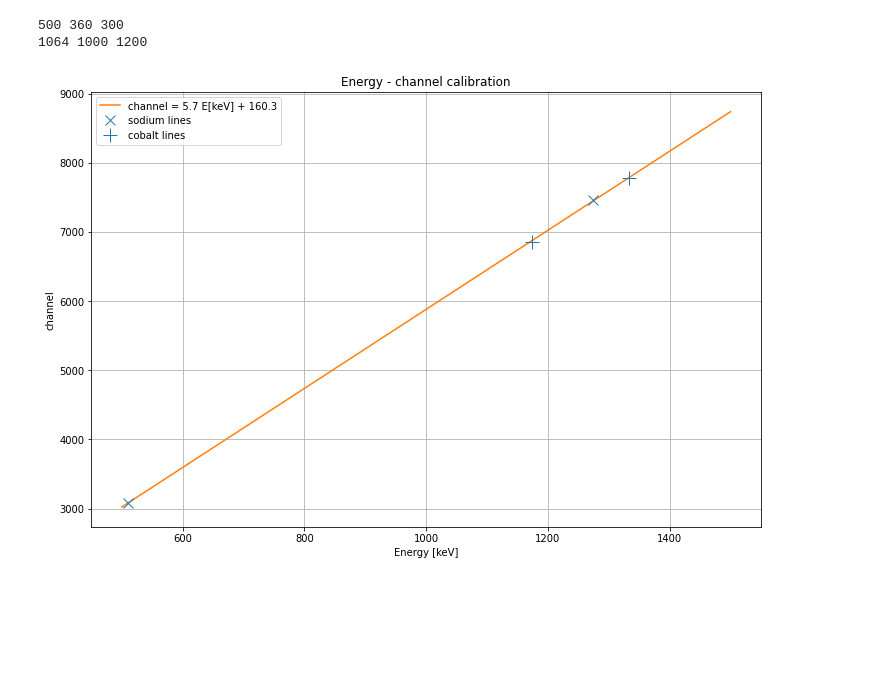
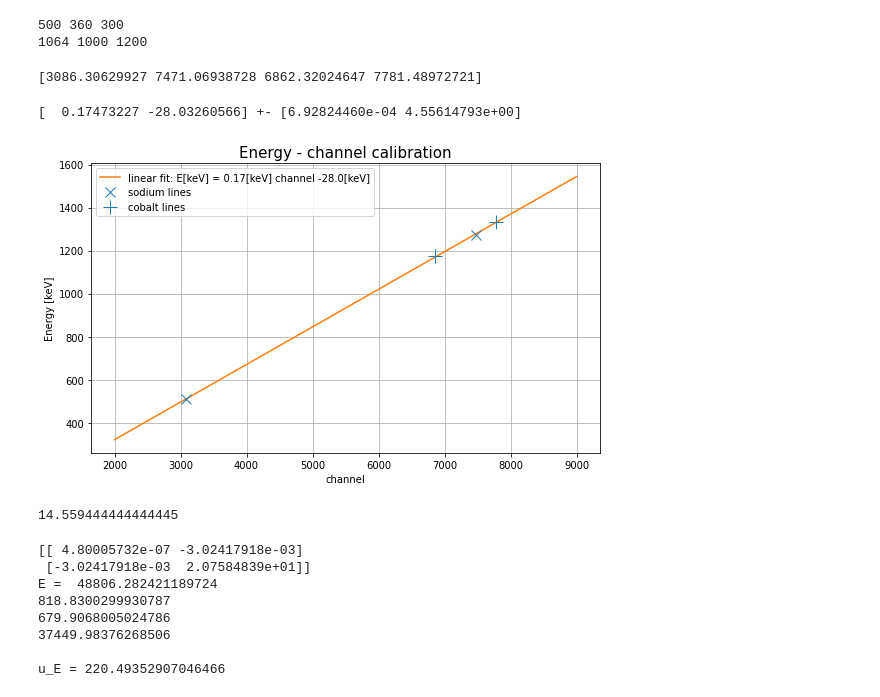
Before and after one commit to nicolaigoelz/Angular_correlation, a Jupyter notebook: Energy_Calibration_rotatable.ipynb, the cells around one changed output. Drawn from its saved outputs; the diff is of its cells as text; code cells hidden in the pictures; blank space fills up the shorter version.

```diff
--- a/Energy_Calibration_rotatable.ipynb
+++ b/Energy_Calibration_rotatable.ipynb
@@ -226,27 +306,33 @@ print(t_Co1, t_Co2, t_Co3)
 500 360 300
 1064 1000 1200
 # %%
-energies = np.array([511, 1274.6, 1173.2, 1332.5])
-ch_num = np.array([round(np.mean([coeffs_Na[2,1], coeffs_Na[4,1]])),
-                   round(np.mean([coeffs_Na[3,1], coeffs_Na[5,1]])),
-                   round(np.mean([coeffs_Co[2,1], coeffs_Co[4,1]])),
-                   round(np.mean([coeffs_Co[3,1], coeffs_Co[5,1]]))])
+energies = np.array([511, 1274.58, 1173.24, 1332.51])
+ch_num = np.array([np.mean([coeffs_Na[2,1], coeffs_Na[4,1]]),
+                   np.mean([coeffs_Na[3,1], coeffs_Na[5,1]]),
+                   np.mean([coeffs_Co[2,1], coeffs_Co[4,1]]),
+                   np.mean([coeffs_Co[3,1], coeffs_Co[5,1]])])
+print(ch_num)
+# %% [output]
+[3086.30629927 7471.06938728 6862.32024647 7781.48972721]
 # %%
-coeffs_lin, cov_lin = sc.curve_fit(linear_fct, energies, ch_num)
+coeffs_lin, cov_lin = sc.curve_fit(linear_fct, ch_num, energies)
+print(coeffs_lin, '+-', np.sqrt(np.diag(cov_lin)))
+ch_axis = np.linspace(2000, 9000, 1001)
 
-e_axis = np.linspace(500, 1500, 1001)
+fig, ax = plt.subplots(figsize=(8,5))
 
-fig, ax = plt.subplots(figsize=(12,8))
+ax.plot(ch_axis, linear_fct(ch_axis, *coeffs_lin), c='C1', label= r'linear fit: E[keV] = {:.2f}[keV] channel {:.1f}[keV]'.format(*coeffs_lin))
+ax.plot(ch_num[:2], energies[:2], marker = 'x', ms=10, lw = 0, label = 'sodium lines', c='C0')
+ax.plot(ch_num[2:], energies[2:], marker = '+', ms=14, lw = 0, label = 'cobalt lines', c='C0')
 
-ax.plot(e_axis, linear_fct(e_axis, *coeffs_lin), c='C1', label= r'channel = {:.1f} E[keV] + {:.1f}'.format(*coeffs_lin))
-ax.plot(energies[:2], ch_num[:2], marker = 'x', ms=10, lw = 0, label = 'sodium lines', c='C0')
-ax.plot(energies[2:], ch_num[2:], marker = '+', ms=14, lw = 0, label = 'cobalt lines', c='C0')
-
-ax.set_title('Energy - channel calibration')
-ax.set_xlabel('Energy [keV]')
-ax.set_ylabel('channel')
+ax.set_title('Energy - channel calibration', size=15)
+ax.set_ylabel('Energy [keV]')
+ax.set_xlabel('channel')
 ax.legend()
 ax.grid()
+plt.tight_layout()
+plt.savefig('Figures/calibration_fit.pdf', dpi=600)
 plt.show()
 # %% [output]
+[  0.17473227 -28.03260566] +- [6.92824460e-04 4.55614793e+00]
-[figure, old version]
+[figure, new version]
@@ -253,3 +344,33 @@ plt.show()
+# %%
+print(t_Pd / 60 / 60)
+# %% [output]
+14.559444444444445
+# %%
+x = 8500
+u_x = 5
+print(cov_lin)
+a, b = coeffs_lin[0], coeffs_lin[1]
+u_a, u_b = np.sqrt(cov_lin[0,0]), np.sqrt(cov_lin[1,1])
+u_ab = cov_lin[0,1]
+print('E = ',(x - b) / a)
+
+u_E = np.sqrt((u_x/a)**2 + (u_b/a)**2 + ((x-b)/a**2 * u_a)**2 + 2 * (-1)/a * ((x-b)/a**2) * u_ab)
+
+print((u_x/a)**2)
+print((u_b/a)**2)
+print(((x-b)/a**2 * u_a)**2)
+print()
+
+print('u_E =', u_E)
+# %% [output]
+[[ 4.80005732e-07 -3.02417918e-03]
+ [-3.02417918e-03  2.07584839e+01]]
+E =  48806.282421189724
+818.8300299930787
+679.9068005024786
+37449.98376268506
+
+u_E = 220.49352907046466
 # %%
 def energy(channel):
     m, c = coeffs_lin
```
Also changed, not shown: parts of 12 cells of this notebook, 3 other files.
